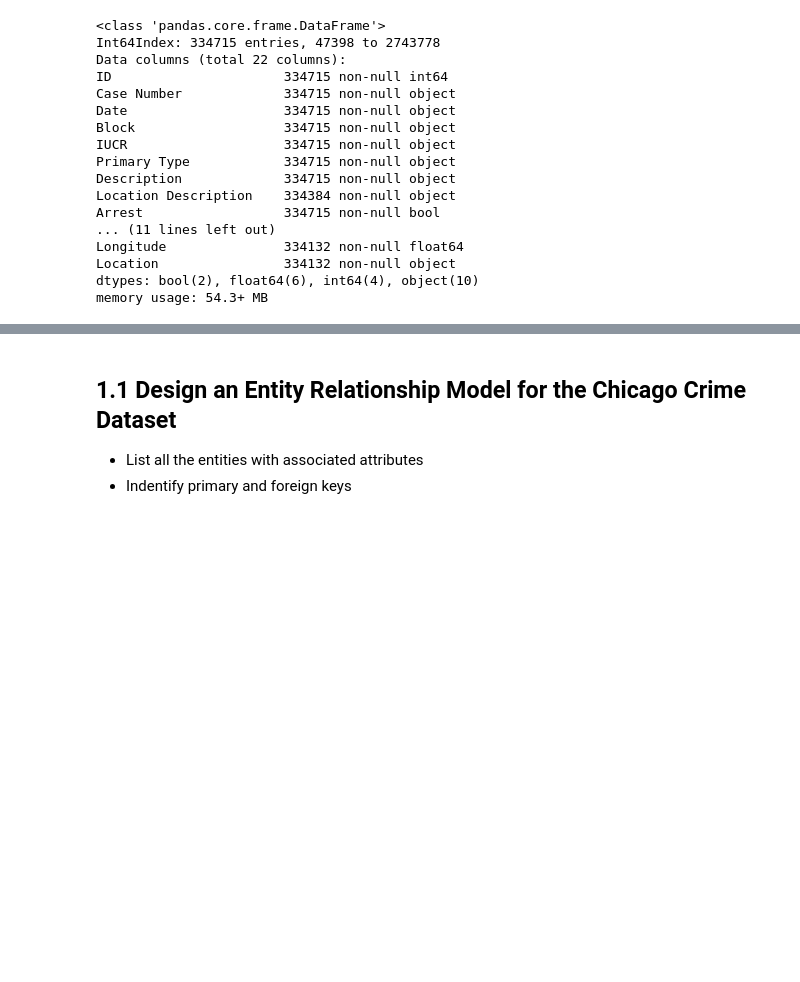
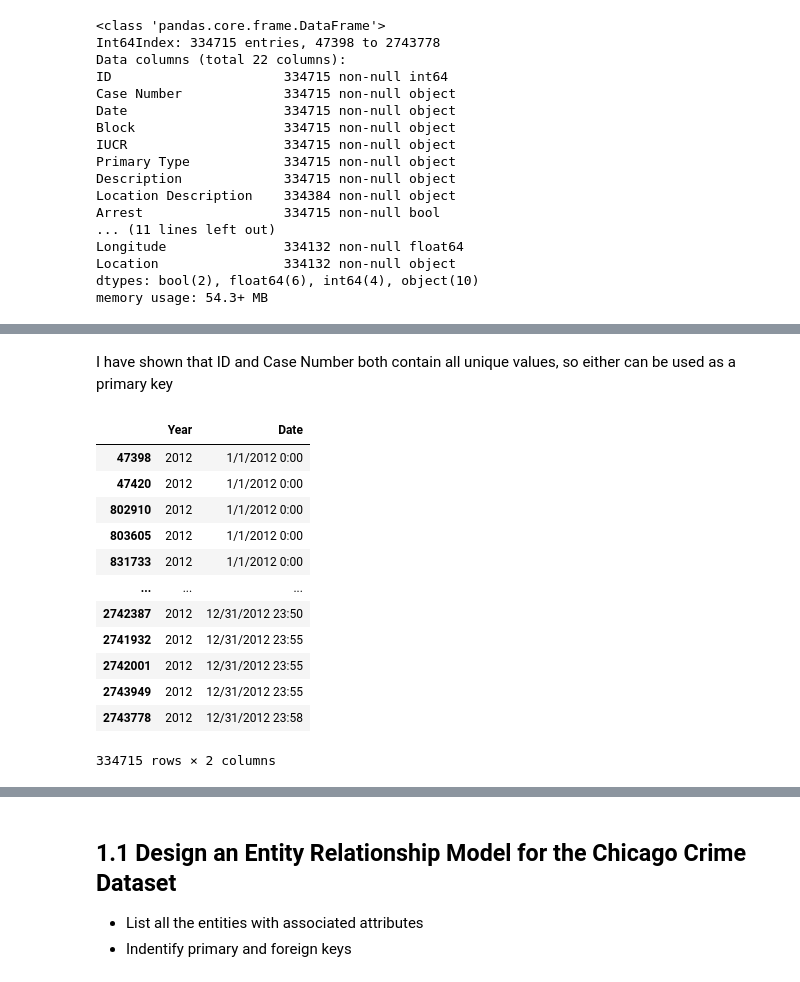
Before and after one commit to BlakeBigG/Database_and_Analytics_MS, a Jupyter notebook: modules/module8/exercises/Final-Project-Part-I.ipynb, the cells around one changed output, grey strips where cells are left out. Cells and saved outputs as stored; diff of their text form; code cells hidden in the pictures; blank space fills up the shorter version.

```diff
--- a/modules/module8/exercises/Final-Project-Part-I.ipynb
+++ b/modules/module8/exercises/Final-Project-Part-I.ipynb
@@ -46,0 +65,18 @@ memory usage: 54.3+ MB
+# %% [markdown]
+I have shown that ID and Case Number both contain all unique values, so either can be used as a primary key
+# %%
+df[['Year', 'Date']]
+# %% [output]
+|  | Year | Date |
+| 47398 | 2012 | 1/1/2012 0:00 |
+| 47420 | 2012 | 1/1/2012 0:00 |
+| 802910 | 2012 | 1/1/2012 0:00 |
+| 803605 | 2012 | 1/1/2012 0:00 |
+| 831733 | 2012 | 1/1/2012 0:00 |
+| ... | ... | ... |
+| 2742387 | 2012 | 12/31/2012 23:50 |
+| 2741932 | 2012 | 12/31/2012 23:55 |
+| 2742001 | 2012 | 12/31/2012 23:55 |
+| 2743949 | 2012 | 12/31/2012 23:55 |
+| 2743778 | 2012 | 12/31/2012 23:58 |
+334715 rows × 2 columns
```
Also changed, not shown: parts of 10 cells of this notebook, 4 other files.
